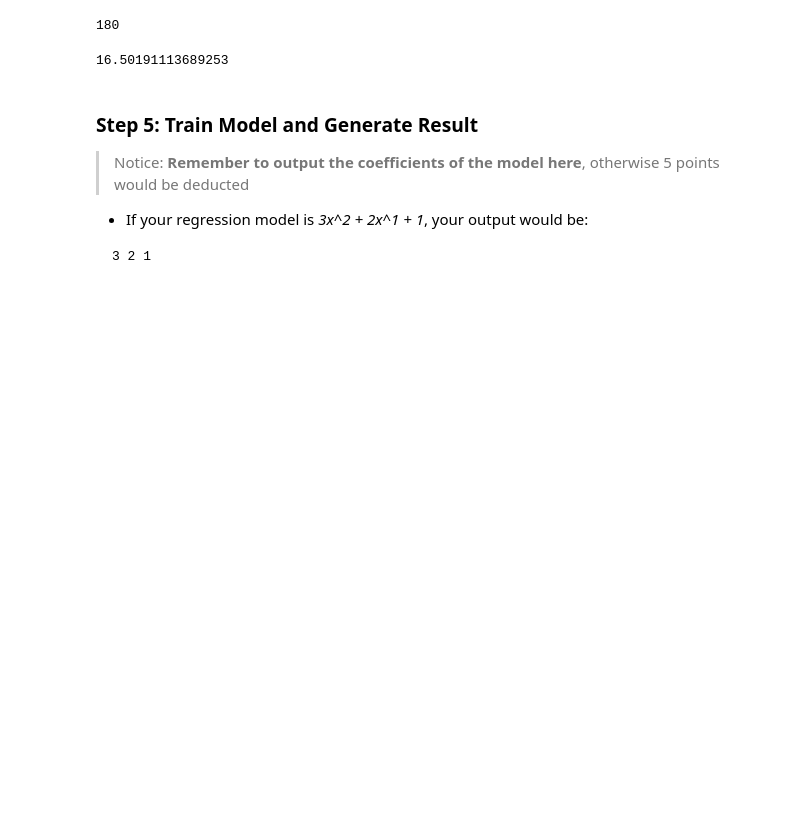
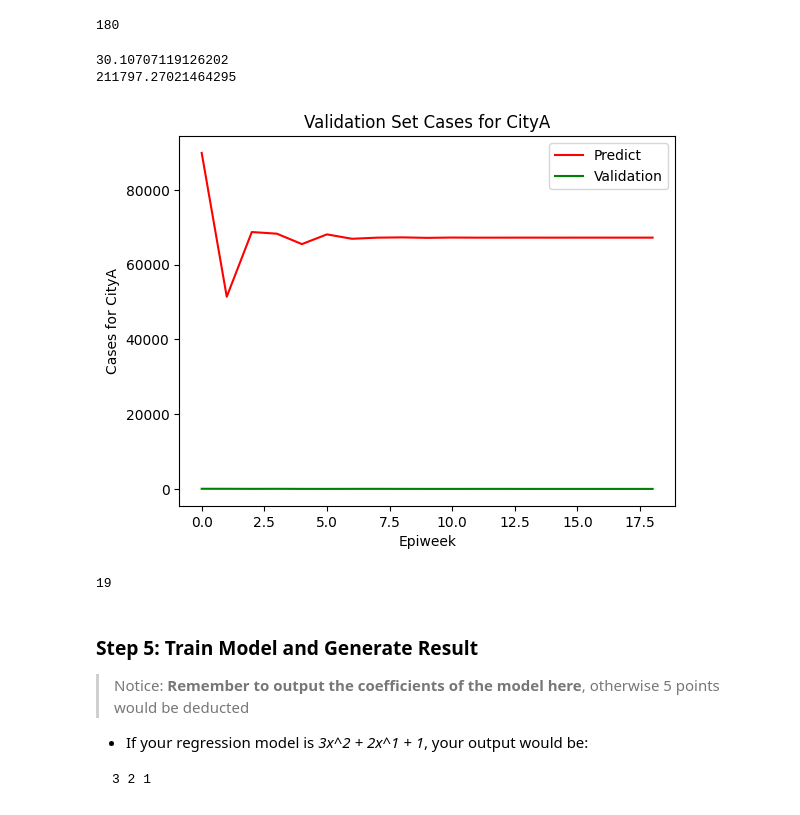
Before and after one commit to kk-leeru/ML-Hw1, a Jupyter notebook: hw1_template.ipynb, the cells around one changed output. Drawn from its saved outputs; the diff is of its cells as text; code cells hidden in the pictures; blank space fills up the shorter version.

```diff
--- a/hw1_template.ipynb
+++ b/hw1_template.ipynb
@@ -174,3 +135,8 @@ array([180, 162, 127, 108,  99,  94,  67,  78,  70,  90,  84,  83,  78,
         48,  37,  48,  59,  49,  66,  43,  53,  41,  37,  52,  31,  31,
         24,  22,  31,  35,  34,  26,  41,  44,  23,  26,  27,  32,  29,
         44,  37,  43,  51,  48,  59,  55], dtype=int64)
+# %%
+s = ["CityA", "CityB", "CityC"]
+t = ["TemperatureA", "TemperatureB", "TemperatureC"]
+print(training_datalist.loc[3, s[0]])
+print(training_datalist.iloc[3, 4])
@@ -342,8 +393,45 @@ def Calculate(Y_Actual, Y_Predicted, City_num):
     print(sum)
-# %%
-Calculate(training_datalist, y_predict, 4)
-# %% [output]
-16.50191113689253
+# %%
+Buffer1 = np.array(training_datalist.iloc[Pday_num:75, 4])
+Calculate(Buffer1, y_predict)
+# Calculate(training_datalist, y_predict, 4)
+Buffer2 = np.array(validation_datalist.iloc[:, 4])
+Buffer3 = P[Pday_num:,0]
+# print(Buffer2.dtype)
+# print(Buffer3.dtype)
+
+# Calculate(Buffer2, np.arange(19))
+result = Calculate(Buffer2, Buffer3)
+# %% [output]
+30.10707119126202
+211797.27021464295
+# %%
+#Validation Set
+
+x1 = np.arange(len(Buffer3))
+
+# y1 = y_predict
+# # y2 = training_datalist.iloc[3:75, 4]
+# y2 = training_datalist.iloc[Pday_num:len(training_datalist), 4]
+
+plt.plot(x1,Buffer3,'-', color='red', label='Predict')
+# plt.plot(x1,y1,'.', color='blue', label='Predict')
+
+plt.plot(x1,Buffer2,'-', color='green', label='Validation')
+# plt.plot(x1,y2,'.', color='red', label='Validation')
+
+
+plt.title('Validation Set Cases for CityA')
+plt.xlabel('Epiweek')
+plt.ylabel('Cases for CityA')
+plt.legend(loc='upper right')
+plt.show()
+# %% [output]
+[figure, added]
+# %%
+len(Buffer3)
+# %% [output]
+19
 # %% [markdown]
 ### Step 5: Train Model and Generate Result
 
```
Also changed, not shown: parts of 18 cells of this notebook, 1 other file.
